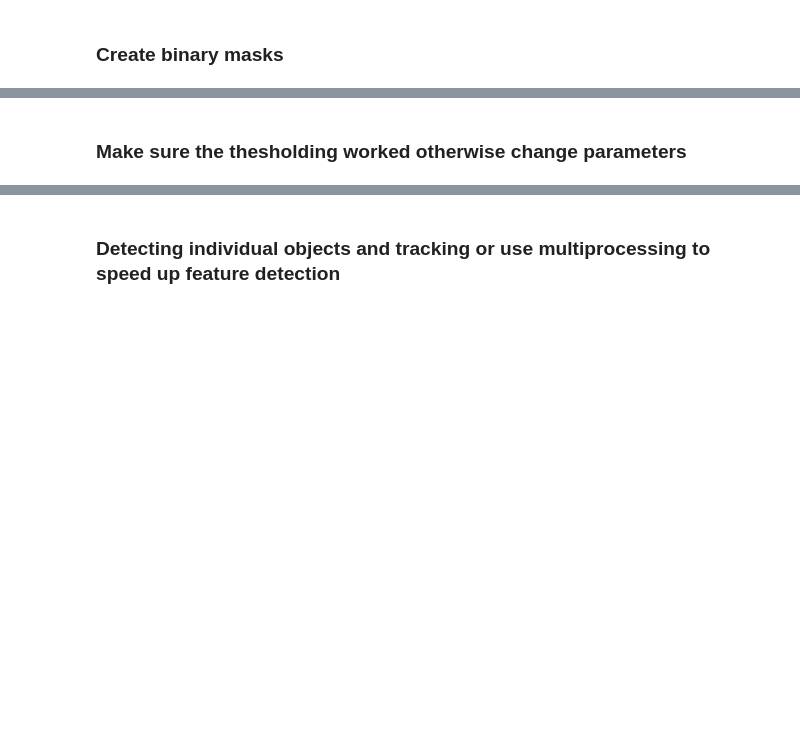
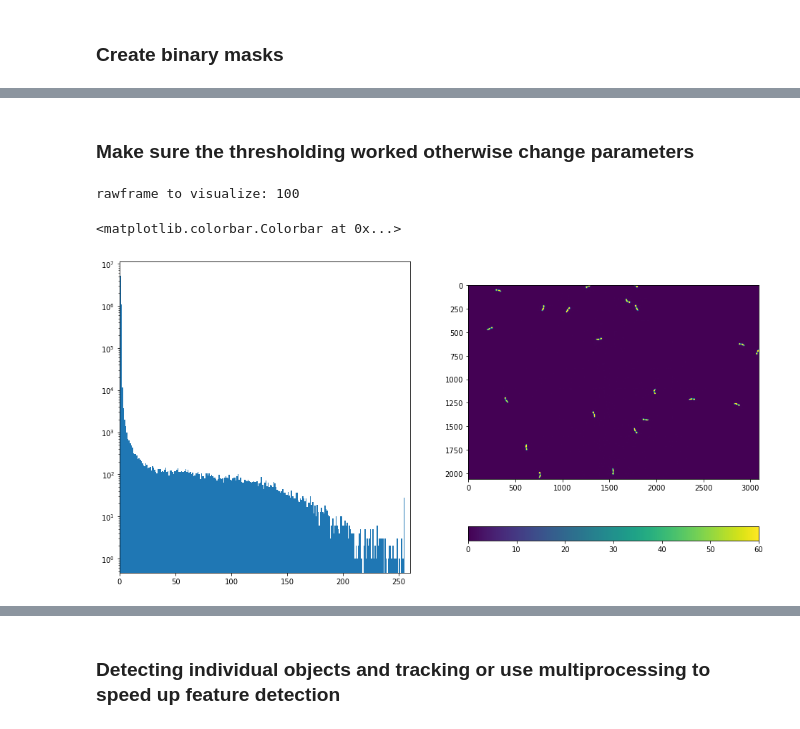
Before and after one commit to scholz-lab/PharaGlow, a Jupyter notebook: notebooks/RunningPharaglowParallel.ipynb, the cells around one changed output, grey strips where cells are left out. Cells and saved outputs as stored; diff of their text form; code cells hidden in the pictures; blank space fills up the shorter version.

Commit message:
Add a vizualisation tool to check the binary masks creation: plot the histogram of the pixel intensity values of the rawframe to help to adjust the color limit for a better vizualisation

```diff
--- a/notebooks/RunningPharaglowParallel.ipynb
+++ b/notebooks/RunningPharaglowParallel.ipynb
@@ -30,3 +22,10 @@ nWorkers = 5
+# %%
+parameterfile = r'/home/ebonnard/Desktop/Elsa/2_PharaGlow/EB0070_parameters'
+inPath = r'/home/ebonnard/Desktop/Elsa/1_Rawdata/20201217_solenoid_mutants/recording/EB0069c/'
+outPath = r'/home/ebonnard/Desktop/Elsa/2_PharaGlow/20201217_solenoid_mutants/EB0069/'
+lawnPath = None #"/opt/data/Lawns/"
+movie = "EB0069"
+nWorkers = 20
 # %% [markdown]
 ### Load data and create binary masks
 # %%
@@ -101,4 +100,27 @@ masks = tracking.calculateMask(rawframes, minSize = param['minSize'], bgWindow =
 # %% [markdown]
-### Make sure the thesholding worked otherwise change parameters
+### Make sure the thresholding worked otherwise change parameters
+# %%
+# Select a rawframe to visualize
+t = 100
+print(f"rawframe to visualize: {t}")
+# %% [output]
+rawframe to visualize: 100
+# %%
+plt.figure(figsize=(16,8))
+
+plt.subplot(121)
+# Plot the histogram of the pixel intensity values of the rawframe
+plt.hist(rawframes[t].ravel(), bins=256, log=True)
+plt.xlim(0, 260) # For 8 bits: 0<=color<=255
+
+plt.subplot(122)
+# Adjust the color limit for the rawframe vizualisation only
+color = (0,60) # for 8 bits: 0<=color<=255
+# color = None
+plt.imshow(rawframes[t],clim = color)
+plt.colorbar(orientation='horizontal')
+# %% [output]
+<matplotlib.colorbar.Colorbar at 0x...>
+[figure, added]
 # %%
 from skimage.measure import label, regionprops
```
Also changed, not shown: parts of 7 cells of this notebook.
